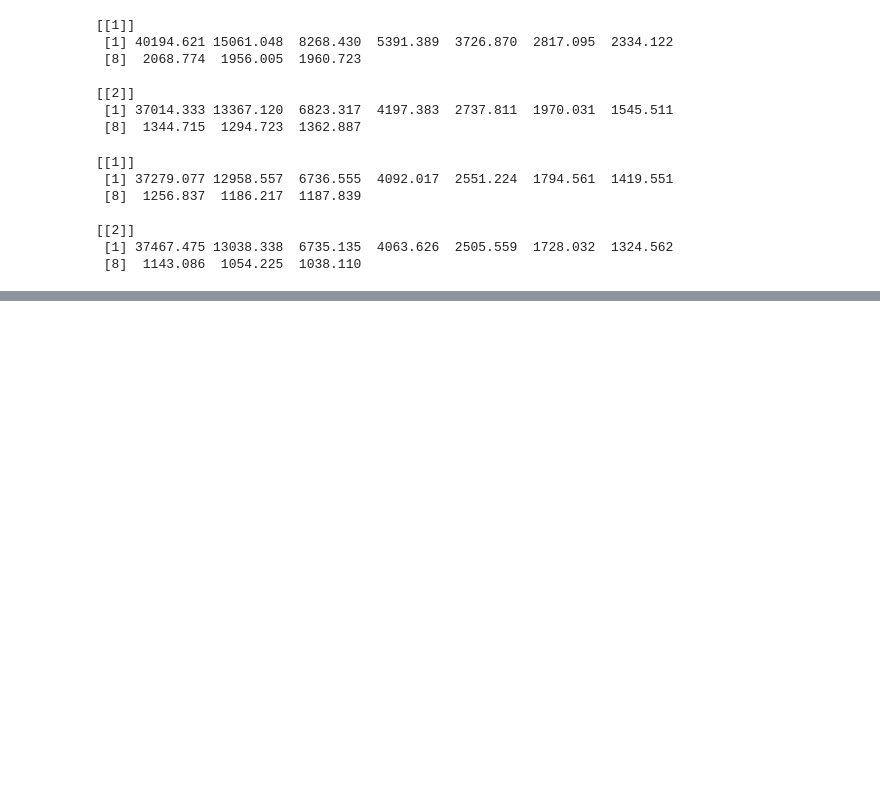
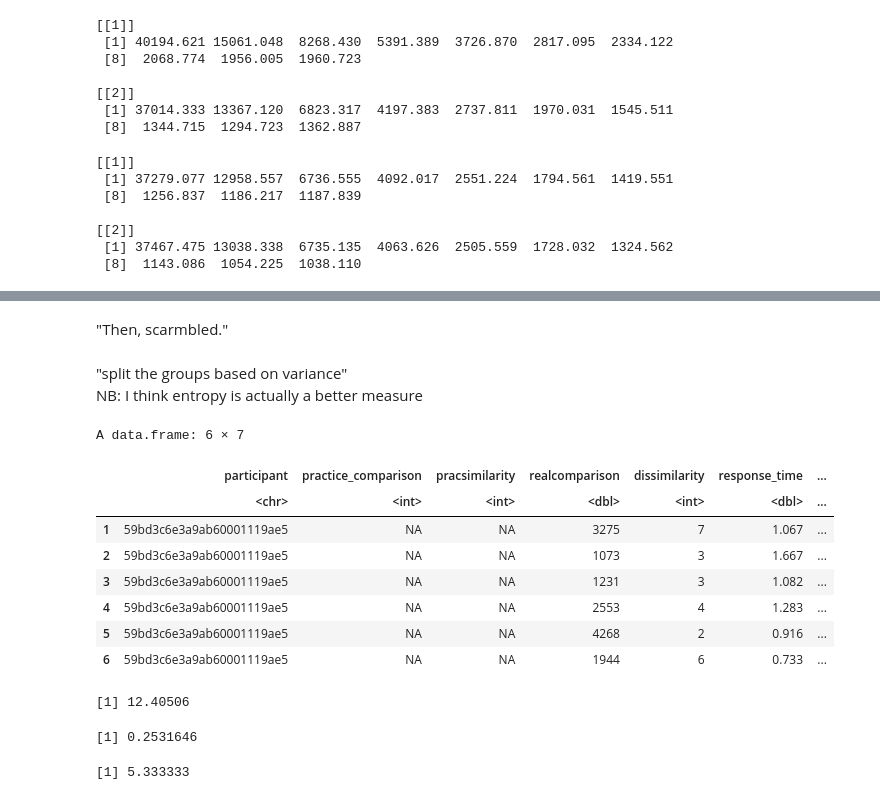
Before and after one commit to crstnn/MassiveDissimilarityJudgementReport, a Jupyter notebook: Preliminary Analysis.ipynb, the cells around one changed output, grey strips where cells are left out. Cells and saved outputs as stored; diff of their text form; code cells hidden in the pictures; blank space fills up the shorter version.

```diff
--- a/Preliminary Analysis.ipynb
+++ b/Preliminary Analysis.ipynb
@@ -1042,0 +1087,2 @@ test
+# %% [markdown]
+"Then, scarmbled."
@@ -1042,0 +1094,15 @@ test
+# %% [markdown]
+"split the groups based on variance"
+NB: I think entropy is actually a better measure
+# %%
+head(clean.data)
+# %% [output]
+A data.frame: 6 × 7
+|  | participant | practice_comparison | pracsimilarity | realcomparison | dissimilarity | response_time | ... |
+|  | <chr> | <int> | <int> | <dbl> | <int> | <dbl> | ... |
+| 1 | 59bd3c6e3a9ab60001119ae5 | NA | NA | 3275 | 7 | 1.067 | ... |
+| 2 | 59bd3c6e3a9ab60001119ae5 | NA | NA | 1073 | 3 | 1.667 | ... |
+| 3 | 59bd3c6e3a9ab60001119ae5 | NA | NA | 1231 | 3 | 1.082 | ... |
+| 4 | 59bd3c6e3a9ab60001119ae5 | NA | NA | 2553 | 4 | 1.283 | ... |
+| 5 | 59bd3c6e3a9ab60001119ae5 | NA | NA | 4268 | 2 | 0.916 | ... |
+| 6 | 59bd3c6e3a9ab60001119ae5 | NA | NA | 1944 | 6 | 0.733 | ... |
@@ -1042,0 +1113,8 @@ test
+# %%
+var(binary.test.max)
+var(binary.test.min)
+var(graded.test)
+# %% [output]
+[1] 12.40506
+[1] 0.2531646
+[1] 5.333333
```
Also changed, not shown: parts of 19 cells of this notebook, 9 other files.
